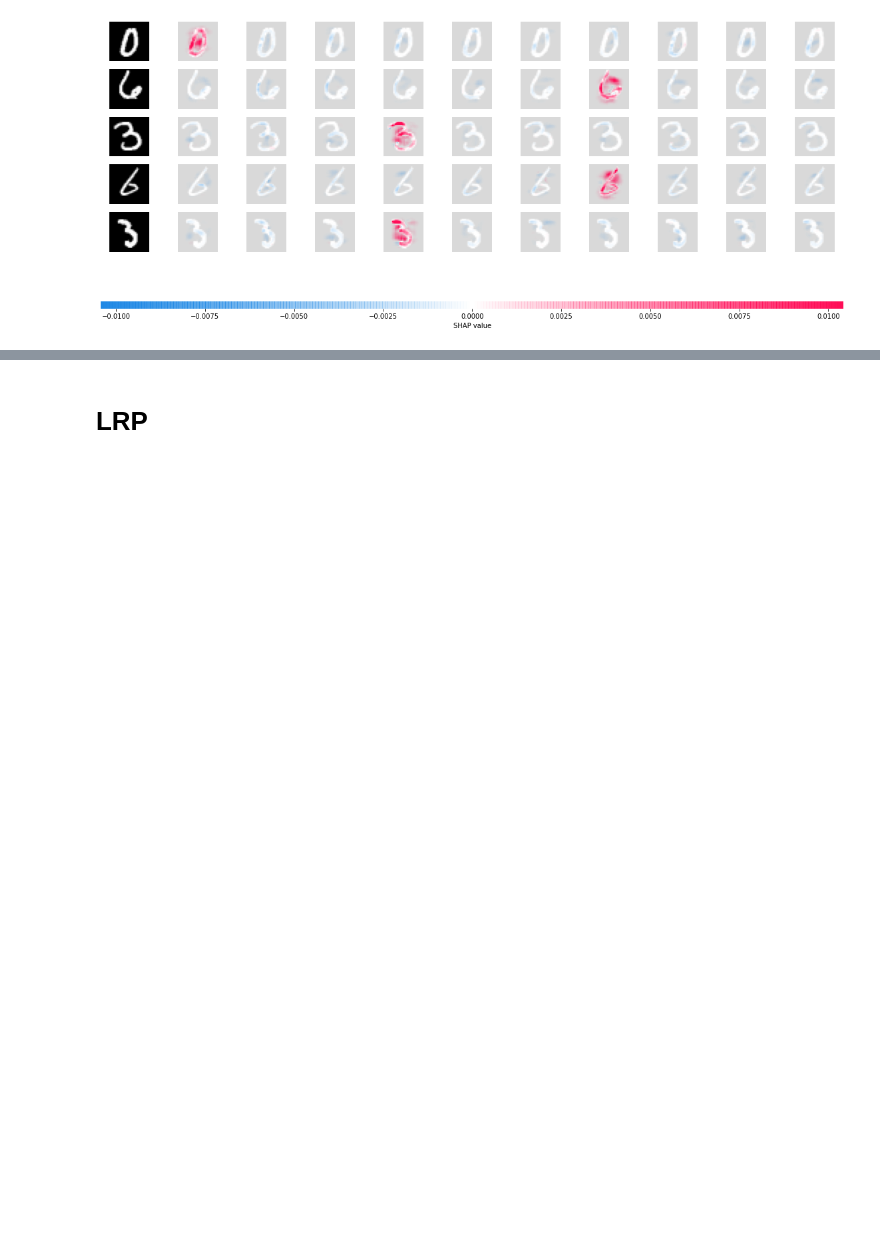
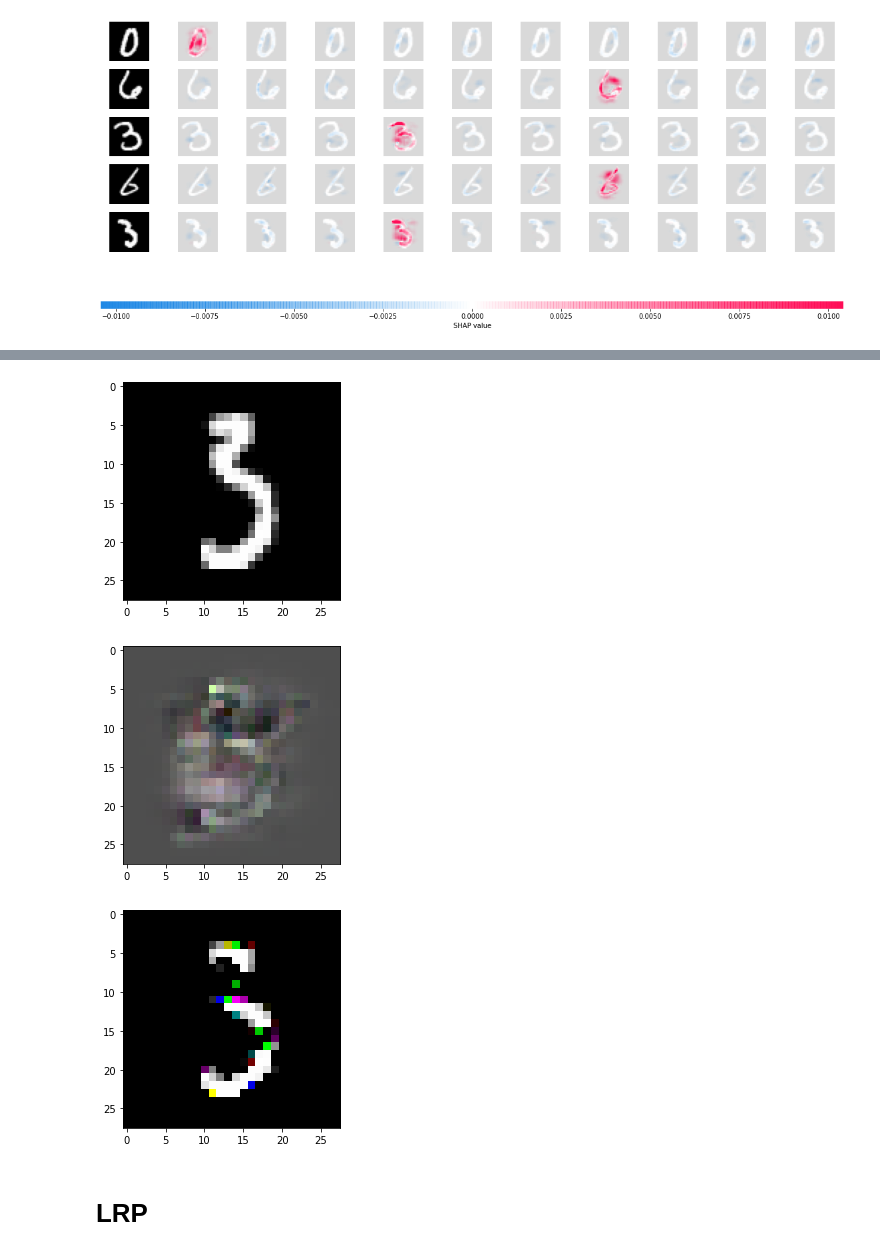
Before and after one commit to aminbana/Explanation, a Jupyter notebook: MNIST/Code/MNIST.ipynb, the cells around one changed output, grey strips where cells are left out. Drawn from its saved outputs; the diff is of its cells as text; code cells hidden in the pictures; blank space fills up the shorter version.

```diff
--- a/MNIST/Code/MNIST.ipynb
+++ b/MNIST/Code/MNIST.ipynb
@@ -267,19 +272,21 @@ Test set: Average loss: 0.0916, Accuracy: 100/102 (98%)
 # %% [markdown]
 # Shapley (GradientExplainer)
+# %%
+model_shapley = deepcopy (model)
 # %%
 import shap
 # since shuffle=True, this is a random sample of test data
 batch = next(iter(test_loader))
 images, _ = batch
 images = images.to(device)
-model.eval()
+model_shapley.eval()
 
 test_batch_size = len(images)
 
 background = images[:test_batch_size-5]
 test_images = images[test_batch_size-5:]
 
-e = shap.DeepExplainer(model, background)
+e = shap.DeepExplainer(model_shapley, background)
 shap_values = e.shap_values(test_images)
 
 shap_numpy = [np.swapaxes(np.swapaxes(s, 1, -1), 1, 2) for s in shap_values]
@@ -291,10 +298,11 @@ shap.image_plot(shap_numpy, test_numpy)
 # %% [output]
 [figure]
 # %%
-def shapExplanation(x,y,model):
+def shapExplanation(x,y):
     shap_values = e.shap_values(x[None].to(device))
     torch.cuda.empty_cache()
     return torch.tensor(shap_values[y][0])
 # %%
-dataset_test_shap = generate_masked_dataset(dataset_test, shapExplanation, max_iters = 20)
+dataset_test_shap = generate_masked_dataset(dataset_test, shapExplanation, max_iters = 10)
+test_loader_shap = torch.utils.data.DataLoader(dataset_test_shap, test_batch_size, shuffle = True)
 # %%
@@ -305,3 +313,20 @@ Test set: Average loss: 0.0138, Accuracy: 22/22 (100%)
 100.0
+# %%
+def normalize_and_permute(x):
+    no = (x - x.min()) / (x.max() - x.min())
+    if len(no.shape) == 3:
+        no = no.permute([1,2,0])
+    return no
+
+plt.imshow (normalize_and_permute(dataset_test_shap.data[2]), cmap = "gray")
+plt.show()
+plt.imshow (normalize_and_permute(dataset_test_shap.masks[2]), cmap = "gray")
+plt.show()
+plt.imshow (normalize_and_permute(dataset_test_shap.__getitem__(2)[0]), cmap = "gray")
+plt.show()
+# %% [output]
+[figure, added]
+[figure, added]
+[figure, added]
 # %% [markdown]
 # LRP
```
Also changed, not shown: parts of 18 cells of this notebook, 1 other file.
